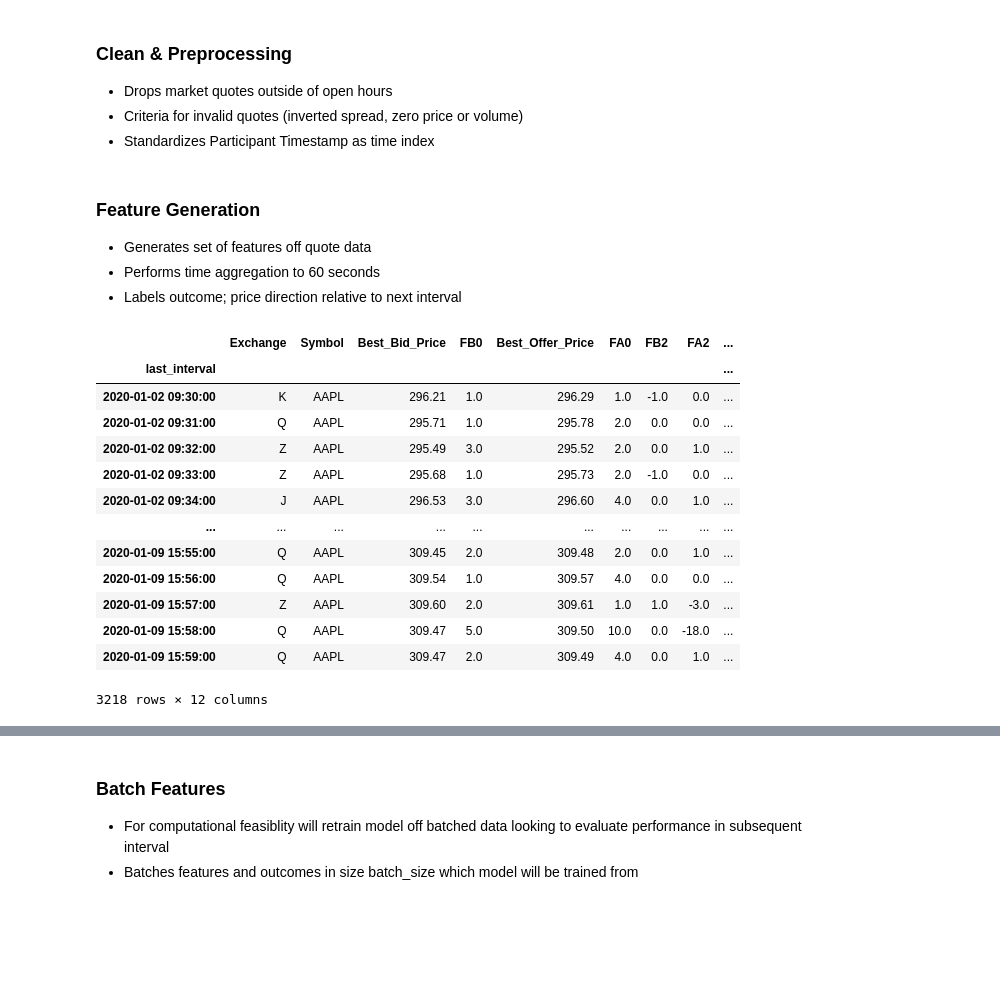
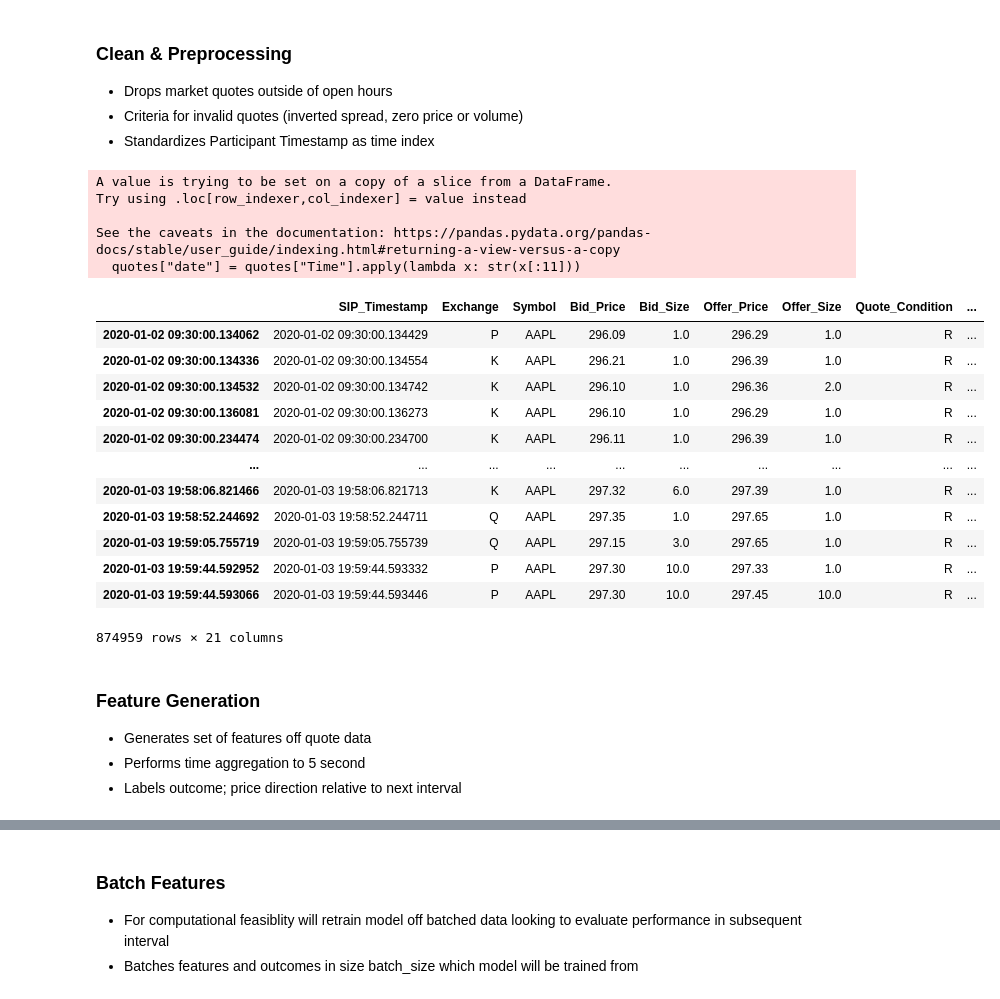
Before and after one commit to jasonbohne123/Kernel_Learning, a Jupyter notebook: LOB_Analysis/mkl_lob.ipynb, the cells around one changed output, grey strips where cells are left out. Saved outputs shown, nothing was run; the diff lists cells and outputs as text; code cells hidden in the pictures; blank space fills up the shorter version.

```diff
--- a/LOB_Analysis/mkl_lob.ipynb
+++ b/LOB_Analysis/mkl_lob.ipynb
@@ -31,27 +43,35 @@ cleaned_quotes=clean_quotes(quotes)
+# %%
+quotes=quotes[quotes['Time']<'2020-01-04']
+cleaned_quotes=clean_quotes(quotes)
+cleaned_quotes
+# %% [output]
+A value is trying to be set on a copy of a slice from a DataFrame.
+Try using .loc[row_indexer,col_indexer] = value instead
+
+See the caveats in the documentation: https://pandas.pydata.org/pandas-docs/stable/user_guide/indexing.html#returning-a-view-versus-a-copy
+  quotes["date"] = quotes["Time"].apply(lambda x: str(x[:11]))
+|  | SIP_Timestamp | Exchange | Symbol | Bid_Price | Bid_Size | Offer_Price | Offer_Size | Quote_Condition | ... |
+| 2020-01-02 09:30:00.134062 | 2020-01-02 09:30:00.134429 | P | AAPL | 296.09 | 1.0 | 296.29 | 1.0 | R | ... |
+| 2020-01-02 09:30:00.134336 | 2020-01-02 09:30:00.134554 | K | AAPL | 296.21 | 1.0 | 296.39 | 1.0 | R | ... |
+| 2020-01-02 09:30:00.134532 | 2020-01-02 09:30:00.134742 | K | AAPL | 296.10 | 1.0 | 296.36 | 2.0 | R | ... |
+| 2020-01-02 09:30:00.136081 | 2020-01-02 09:30:00.136273 | K | AAPL | 296.10 | 1.0 | 296.29 | 1.0 | R | ... |
+| 2020-01-02 09:30:00.234474 | 2020-01-02 09:30:00.234700 | K | AAPL | 296.11 | 1.0 | 296.39 | 1.0 | R | ... |
+| ... | ... | ... | ... | ... | ... | ... | ... | ... | ... |
+| 2020-01-03 19:58:06.821466 | 2020-01-03 19:58:06.821713 | K | AAPL | 297.32 | 6.0 | 297.39 | 1.0 | R | ... |
+| 2020-01-03 19:58:52.244692 | 2020-01-03 19:58:52.244711 | Q | AAPL | 297.35 | 1.0 | 297.65 | 1.0 | R | ... |
+| 2020-01-03 19:59:05.755719 | 2020-01-03 19:59:05.755739 | Q | AAPL | 297.15 | 3.0 | 297.65 | 1.0 | R | ... |
+| 2020-01-03 19:59:44.592952 | 2020-01-03 19:59:44.593332 | P | AAPL | 297.30 | 10.0 | 297.33 | 1.0 | R | ... |
+| 2020-01-03 19:59:44.593066 | 2020-01-03 19:59:44.593446 | P | AAPL | 297.30 | 10.0 | 297.45 | 10.0 | R | ... |
+874959 rows × 21 columns
 # %% [markdown]
 ### Feature Generation
 
 - Generates set of features off quote data
-- Performs time aggregation to 60 seconds
+- Performs time aggregation to 5 second
 - Labels outcome; price direction relative to next interval
 # %%
 ### paul : more features in generate_features_from_quotes
 # %%
-labelled_data=generate_features_from_quotes(cleaned_quotes,save=True)
+labelled_data=generate_features_from_quotes(cleaned_quotes,time_agg=5,save=True)
 labelled_data
-# %% [output]
-|  | Exchange | Symbol | Best_Bid_Price | FB0 | Best_Offer_Price | FA0 | FB2 | FA2 | ... |
-| last_interval |  |  |  |  |  |  |  |  | ... |
-| 2020-01-02 09:30:00 | K | AAPL | 296.21 | 1.0 | 296.29 | 1.0 | -1.0 | 0.0 | ... |
-| 2020-01-02 09:31:00 | Q | AAPL | 295.71 | 1.0 | 295.78 | 2.0 | 0.0 | 0.0 | ... |
-| 2020-01-02 09:32:00 | Z | AAPL | 295.49 | 3.0 | 295.52 | 2.0 | 0.0 | 1.0 | ... |
-| 2020-01-02 09:33:00 | Z | AAPL | 295.68 | 1.0 | 295.73 | 2.0 | -1.0 | 0.0 | ... |
-| 2020-01-02 09:34:00 | J | AAPL | 296.53 | 3.0 | 296.60 | 4.0 | 0.0 | 1.0 | ... |
-| ... | ... | ... | ... | ... | ... | ... | ... | ... | ... |
-| 2020-01-09 15:55:00 | Q | AAPL | 309.45 | 2.0 | 309.48 | 2.0 | 0.0 | 1.0 | ... |
-| 2020-01-09 15:56:00 | Q | AAPL | 309.54 | 1.0 | 309.57 | 4.0 | 0.0 | 0.0 | ... |
-| 2020-01-09 15:57:00 | Z | AAPL | 309.60 | 2.0 | 309.61 | 1.0 | 1.0 | -3.0 | ... |
-| 2020-01-09 15:58:00 | Q | AAPL | 309.47 | 5.0 | 309.50 | 10.0 | 0.0 | -18.0 | ... |
-| 2020-01-09 15:59:00 | Q | AAPL | 309.47 | 2.0 | 309.49 | 4.0 | 0.0 | 1.0 | ... |
-3218 rows × 12 columns
 # %%
```
Also changed, not shown: parts of 14 cells of this notebook, 2 other files.
